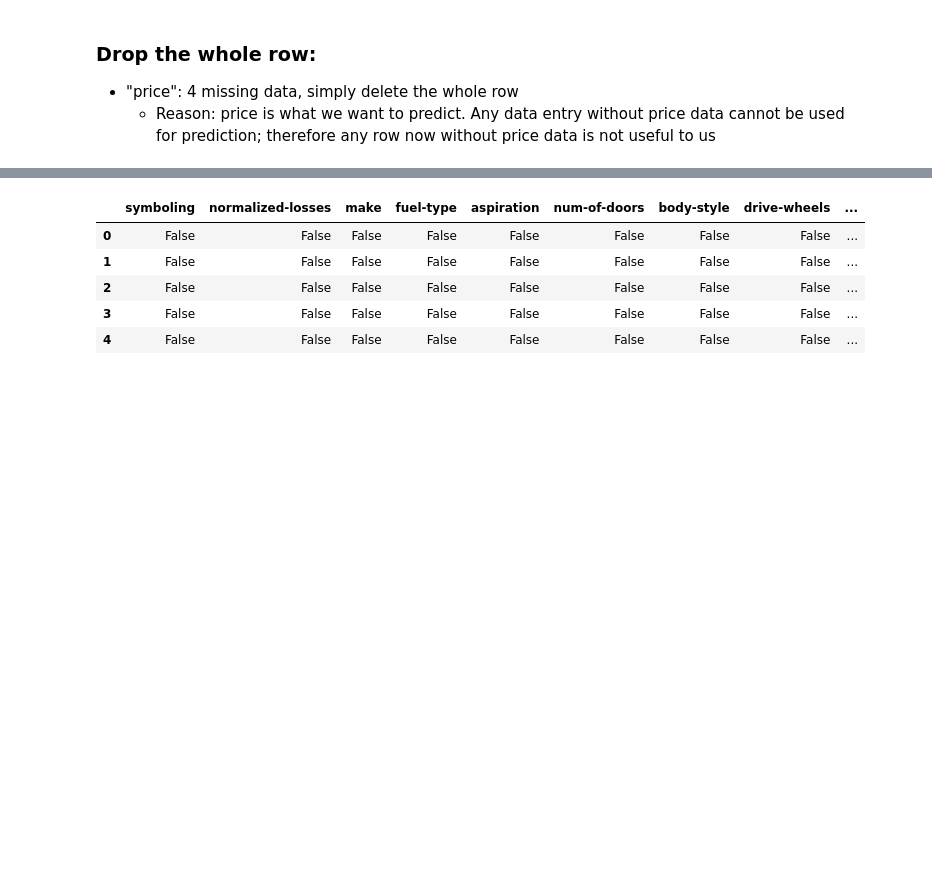
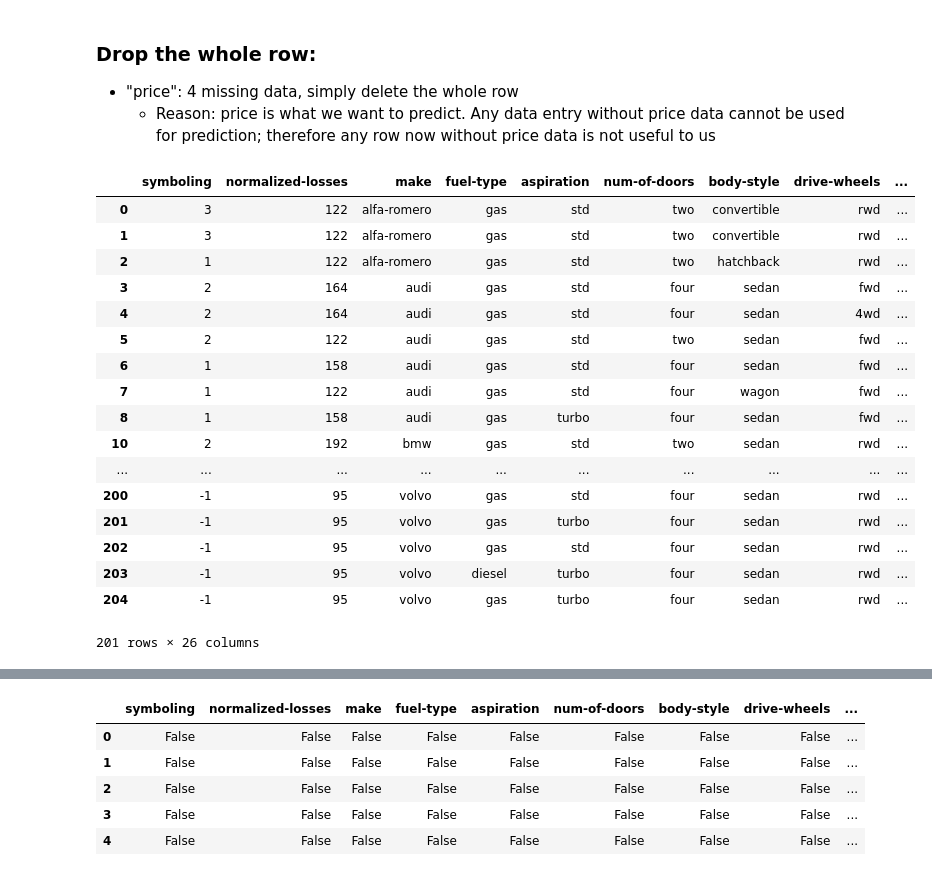
Before and after one commit to aymanibrahim/dapy, a Jupyter notebook: notebooks/02_Data_Wrangling.ipynb, the cells around one changed output, grey strips where cells are left out. Drawn from its saved outputs; the diff is of its cells as text; code cells hidden in the pictures; blank space fills up the shorter version.

```diff
--- a/notebooks/02_Data_Wrangling.ipynb
+++ b/notebooks/02_Data_Wrangling.ipynb
@@ -197,4 +258,25 @@ df['num-of-doors'].replace(np.nan,"four",inplace=True)
 # drop all rows that do not have price data
 # drop whole row with NaN in "price" column
 df.dropna(subset=["price"], axis=0, inplace=True)
+# %%
+df
+# %% [output]
+|  | symboling | normalized-losses | make | fuel-type | aspiration | num-of-doors | body-style | drive-wheels | ... |
+| 0 | 3 | 122 | alfa-romero | gas | std | two | convertible | rwd | ... |
+| 1 | 3 | 122 | alfa-romero | gas | std | two | convertible | rwd | ... |
+| 2 | 1 | 122 | alfa-romero | gas | std | two | hatchback | rwd | ... |
+| 3 | 2 | 164 | audi | gas | std | four | sedan | fwd | ... |
+| 4 | 2 | 164 | audi | gas | std | four | sedan | 4wd | ... |
+| 5 | 2 | 122 | audi | gas | std | two | sedan | fwd | ... |
+| 6 | 1 | 158 | audi | gas | std | four | sedan | fwd | ... |
+| 7 | 1 | 122 | audi | gas | std | four | wagon | fwd | ... |
+| 8 | 1 | 158 | audi | gas | turbo | four | sedan | fwd | ... |
+| 10 | 2 | 192 | bmw | gas | std | two | sedan | rwd | ... |
+| ... | ... | ... | ... | ... | ... | ... | ... | ... | ... |
+| 200 | -1 | 95 | volvo | gas | std | four | sedan | rwd | ... |
+| 201 | -1 | 95 | volvo | gas | turbo | four | sedan | rwd | ... |
+| 202 | -1 | 95 | volvo | gas | std | four | sedan | rwd | ... |
+| 203 | -1 | 95 | volvo | diesel | turbo | four | sedan | rwd | ... |
+| 204 | -1 | 95 | volvo | gas | turbo | four | sedan | rwd | ... |
+201 rows × 26 columns
 # %%
```
Also changed, not shown: parts of 50 cells of this notebook, 1 other file.
